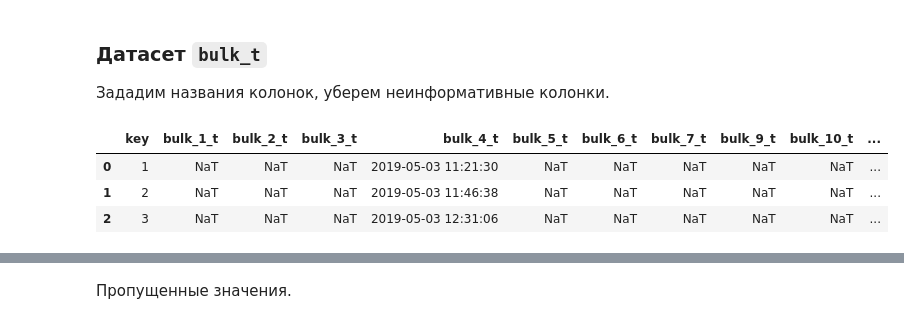
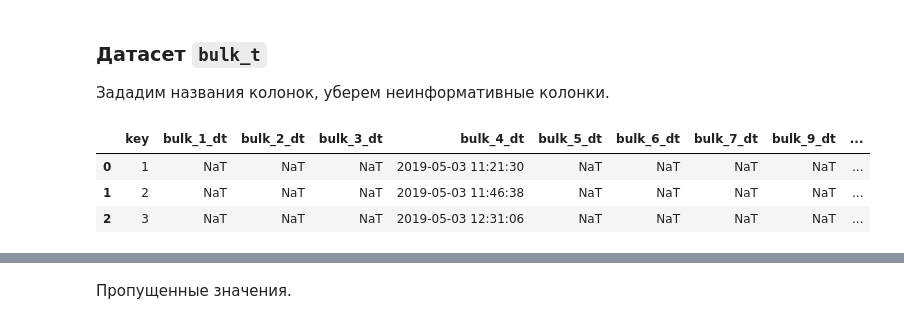
Before and after one commit to mskhmelik/yandex_data_science, a Jupyter notebook: Project_final/prj_manufacturing.ipynb, the cells around one changed output, grey strips where cells are left out. Saved outputs shown, nothing was run; the diff lists cells and outputs as text; code cells hidden in the pictures.

```diff
--- a/Project_final/prj_manufacturing.ipynb
+++ b/Project_final/prj_manufacturing.ipynb
@@ -354,17 +354,17 @@ display(df['bulk'].head(3))
 # %%
 df['bulk_t'] = (
     raw['bulk_t']
     .copy()
     .rename(
-        columns=lambda column: snakecase(column) if column == 'key' else snakecase(column) + '_t'
+        columns=lambda column: snakecase(column) if column == 'key' else snakecase(column) + '_dt'
     )
-    .drop(['bulk_8_t'], axis=1)
+    .drop(['bulk_8_dt'], axis=1)
     # .fillna(0)
 )
 
 display(df['bulk_t'].head(3))
 # %% [output]
-|  | key | bulk_1_t | bulk_2_t | bulk_3_t | bulk_4_t | bulk_5_t | bulk_6_t | bulk_7_t | bulk_9_t | bulk_10_t | ... |
-| 0 | 1 | NaT | NaT | NaT | 2019-05-03 11:21:30 | NaT | NaT | NaT | NaT | NaT | ... |
-| 1 | 2 | NaT | NaT | NaT | 2019-05-03 11:46:38 | NaT | NaT | NaT | NaT | NaT | ... |
-| 2 | 3 | NaT | NaT | NaT | 2019-05-03 12:31:06 | NaT | NaT | NaT | NaT | NaT | ... |
+|  | key | bulk_1_dt | bulk_2_dt | bulk_3_dt | bulk_4_dt | bulk_5_dt | bulk_6_dt | bulk_7_dt | bulk_9_dt | ... |
+| 0 | 1 | NaT | NaT | NaT | 2019-05-03 11:21:30 | NaT | NaT | NaT | NaT | ... |
+| 1 | 2 | NaT | NaT | NaT | 2019-05-03 11:46:38 | NaT | NaT | NaT | NaT | ... |
+| 2 | 3 | NaT | NaT | NaT | 2019-05-03 12:31:06 | NaT | NaT | NaT | NaT | ... |
```
Also changed, not shown: parts of 8 cells of this notebook.
